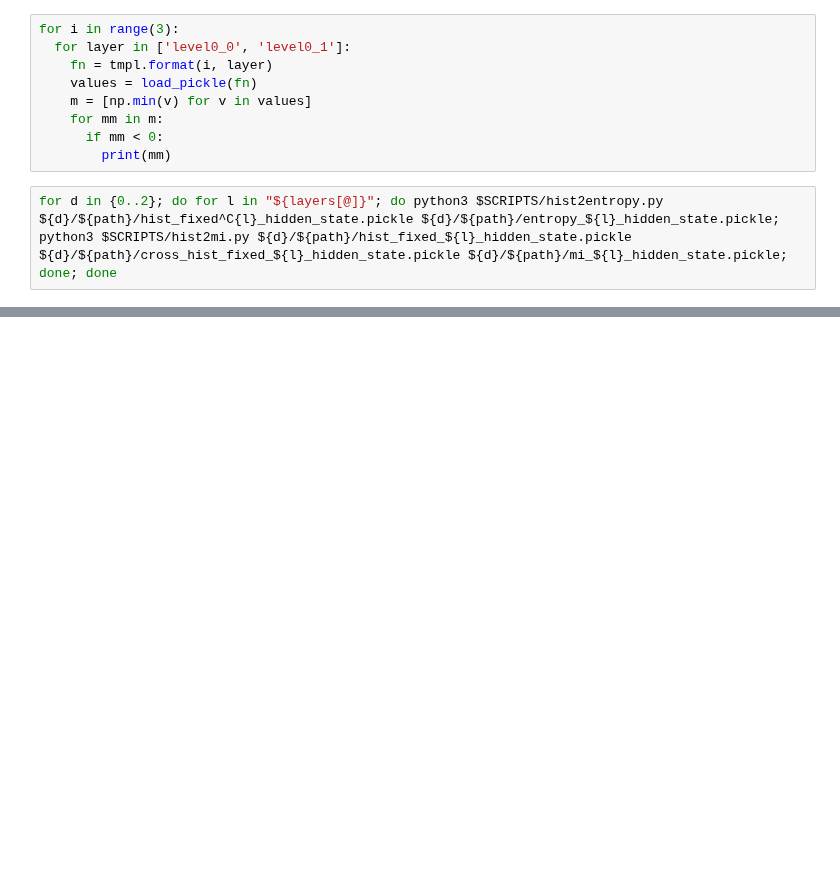
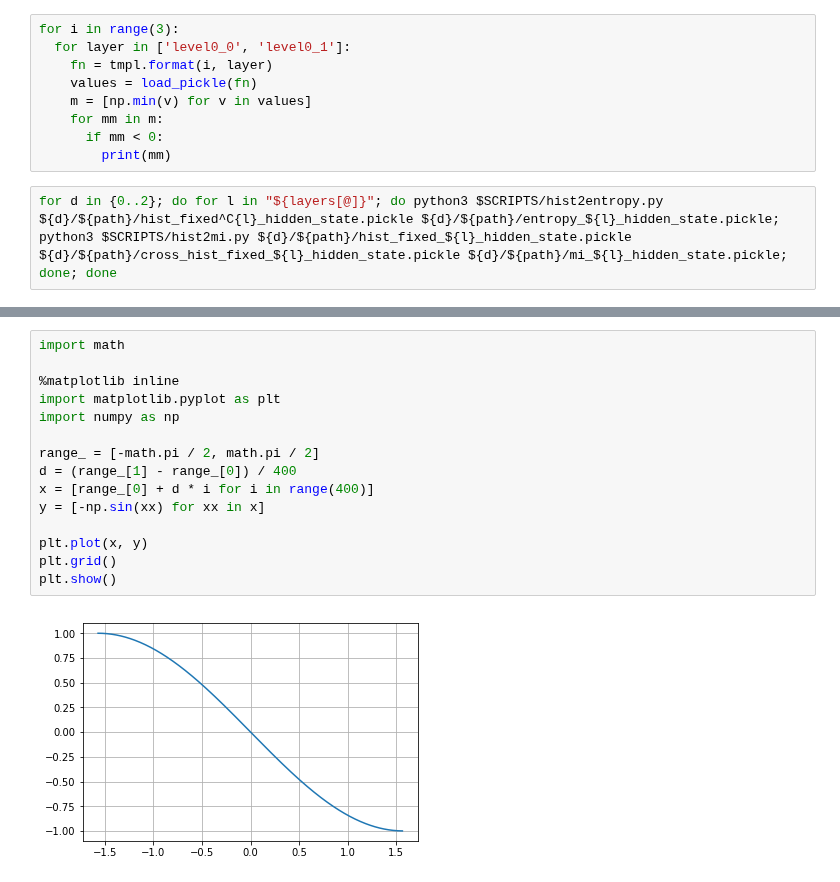
Before and after one commit to deeppavlov/h-elmo, a Jupyter notebook: main.ipynb, the cells around one changed output, grey strips where cells are left out. Cells and saved outputs as stored; diff of their text form; blank space fills up the shorter version.

```diff
--- a/main.ipynb
+++ b/main.ipynb
@@ -944,0 +1314,17 @@ for d in {0..2}; do for l in "${layers[@]}"; do python3 $SCRIPTS/hist2entropy.py
+# %%
+import math
+
+%matplotlib inline
+import matplotlib.pyplot as plt
+import numpy as np
+
+range_ = [-math.pi / 2, math.pi / 2]
+d = (range_[1] - range_[0]) / 400
+x = [range_[0] + d * i for i in range(400)]
+y = [-np.sin(xx) for xx in x]
+
+plt.plot(x, y)
+plt.grid()
+plt.show()
+# %% [output]
+[figure, added]
```
Also changed, not shown: parts of 9 cells of this notebook, 3 other files.
